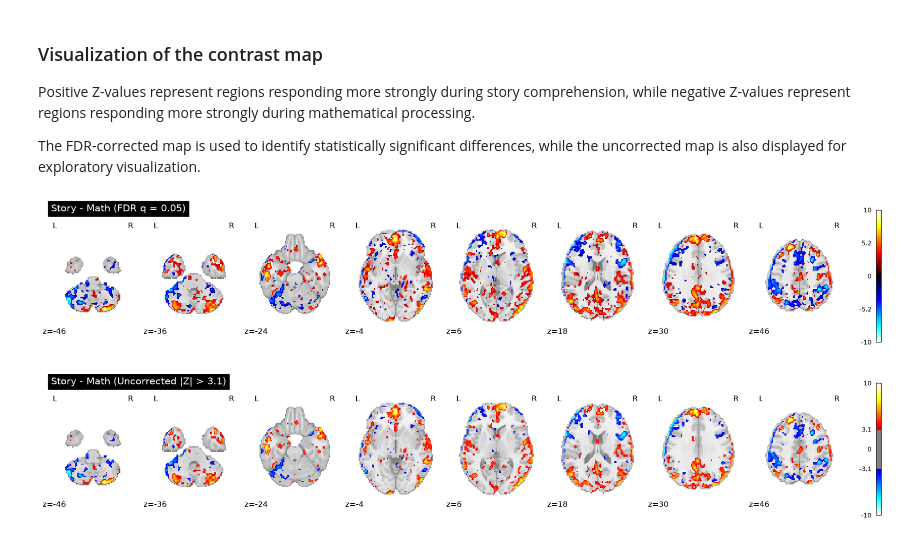
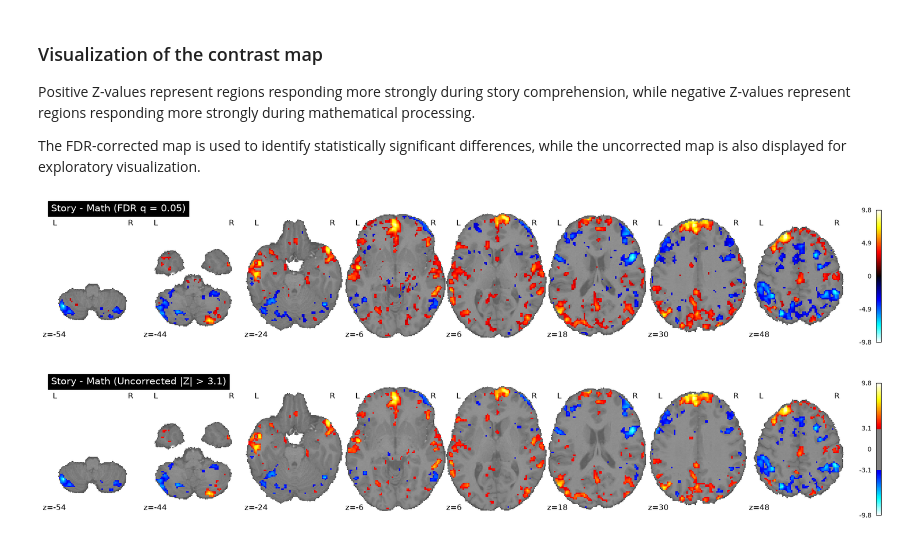
Before and after one commit to camillaberti/miniproject_nssp1, a Jupyter notebook: glm.ipynb, the cells around one changed output. Drawn from its saved outputs; the diff is of its cells as text; code cells hidden in the pictures.

```diff
--- a/glm.ipynb
+++ b/glm.ipynb
@@ -20,6 +20,7 @@ notebook_dir = os.path.abspath("")
 dataset_path = op.join(notebook_dir, 'dataset')
 
 derivatives_func = op.join(dataset_path, 'derivatives', 'func')
+derivatives_anat = op.join(dataset_path, 'derivatives', 'anat')
 
 # Load preprocessed fMRI data
 fmri_path = op.join(
@@ -29,6 +30,9 @@ fmri_path = op.join(
 
 fmri_img = nib.load(fmri_path)
 
+# Anatomical image in MNI space, used as background for all the brain plots
+bg_img = op.join(derivatives_anat, 'T1w_mni.nii.gz')
+
 # Acquisition parameters
 tr = float(fmri_img.header.get_zooms()[3])
 n_scans = fmri_img.shape[-1]
@@ -115,4 +119,11 @@ attributed to the experimental conditions.
 # %%
+# Motion parameters estimated by MCFLIRT (one row per volume, 311 volumes)
+motion_names = ['rot_x', 'rot_y', 'rot_z', 'trans_x', 'trans_y', 'trans_z']
+motion = pd.DataFrame(
+    np.loadtxt(op.join(derivatives_func, 'tfMRI_LANGUAGE_LR_moco.par')),
+    columns=motion_names
+)
+
 # Specify the GLM
 fmri_glm = FirstLevelModel(
     t_r=tr,
@@ -123,8 +134,8 @@ fmri_glm = FirstLevelModel(
     high_pass=0.01
 )
 
-# Fit the GLM
-fmri_glm = fmri_glm.fit(fmri_img, events_glm)
+# Fit the GLM (motion parameters added as confound regressors)
+fmri_glm = fmri_glm.fit(fmri_img, events_glm, confounds=motion)
 # %% [markdown]
 ### Design matrix
 
@@ -275,6 +292,8 @@ Story FDR threshold: inf
 # Math statistical map
 plot_stat_map(
     math_fdr,
+    bg_img=bg_img,
+    black_bg=False,
     title='Math - Z statistical map (FDR q = 0.05)',
     display_mode='z',
     cut_coords=8,
@@ -287,6 +306,8 @@ plot_stat_map(
 if np.isfinite(story_threshold):
     plot_stat_map(
         story_fdr,
+        bg_img=bg_img,
+        black_bg=False,
         title='Story - Z statistical map (FDR q = 0.05)',
         display_mode='z',
         cut_coords=8,
@@ -383,30 +408,34 @@ The FDR-corrected map is used to identify statistically significant differences,
 # %%
 # FDR-corrected contrast map
 if np.isfinite(contrast_threshold):
     plot_stat_map(
         contrast_fdr,
+        bg_img=bg_img,
+        black_bg=False,
         title='Story - Math (FDR q = 0.05)',
         display_mode='z',
         cut_coords=8,
         threshold=0,
         cmap='cold_hot',
         colorbar=True
     )
 else:
     print("No voxels survive FDR correction for the story - math contrast.")
 
 # Uncorrected contrast map
 plot_stat_map(
     z_map_contrast,
+    bg_img=bg_img,
+    black_bg=False,
     title='Story - Math (Uncorrected |Z| > 3.1)',
     display_mode='z',
     cut_coords=8,
     threshold=3.1,
     cmap='cold_hot',
     colorbar=True
 )
 
 show()
 # %% [output]
-[figure, old version]
+[figure, new version]
-[figure, old version]
+[figure, new version]
```
Also changed, not shown: parts of 14 cells of this notebook.
